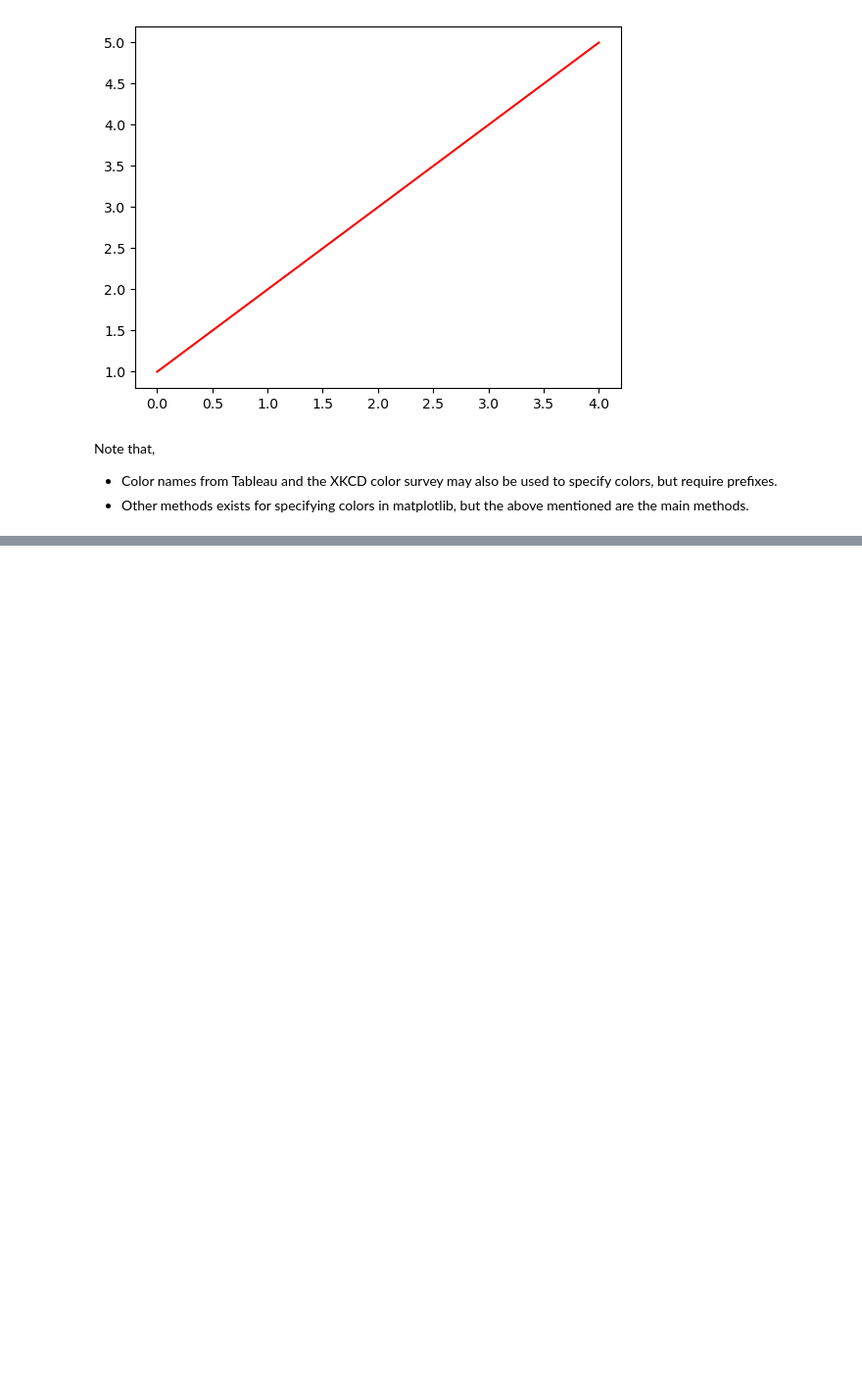
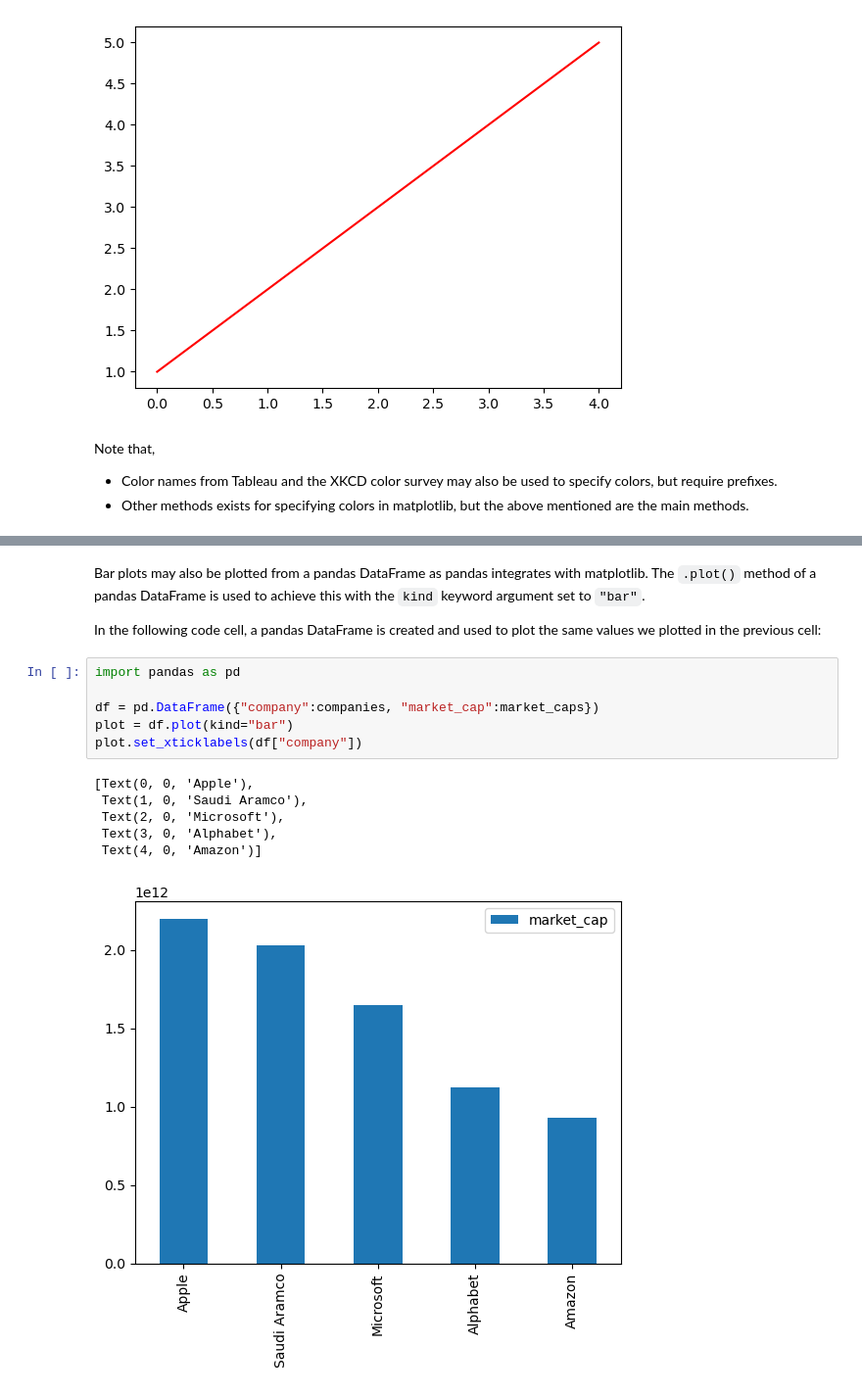
Before and after one commit to francis-ohara/intro-to-data-science, a Jupyter notebook: notebooks/5-matplotlib-exercise.ipynb, the cells around one changed output, grey strips where cells are left out. Shown at 98% size. Drawn from its saved outputs; the diff is of its cells as text; blank space fills up the shorter version.

```diff
--- a/notebooks/5-matplotlib-exercise.ipynb
+++ b/notebooks/5-matplotlib-exercise.ipynb
@@ -935,0 +988,18 @@ In the following section, we will learn about the other matplotlib plot types
+# %% [markdown]
+Bar plots may also be plotted from a pandas DataFrame as pandas integrates with matplotlib.
+The `.plot()` method of a pandas DataFrame is used to achieve this with the `kind` keyword argument set to `"bar"`.
+
+In the following code cell, a pandas DataFrame is created and used to plot the same values we plotted in the previous cell:
+# %%
+import pandas as pd
+
+df = pd.DataFrame({"company":companies, "market_cap":market_caps})
+plot = df.plot(kind="bar")
+plot.set_xticklabels(df["company"])
+# %% [output]
+[Text(0, 0, 'Apple'),
+ Text(1, 0, 'Saudi Aramco'),
+ Text(2, 0, 'Microsoft'),
+ Text(3, 0, 'Alphabet'),
+ Text(4, 0, 'Amazon')]
+[figure, added]
```
Also changed, not shown: parts of 11 cells of this notebook, 1 other file.
